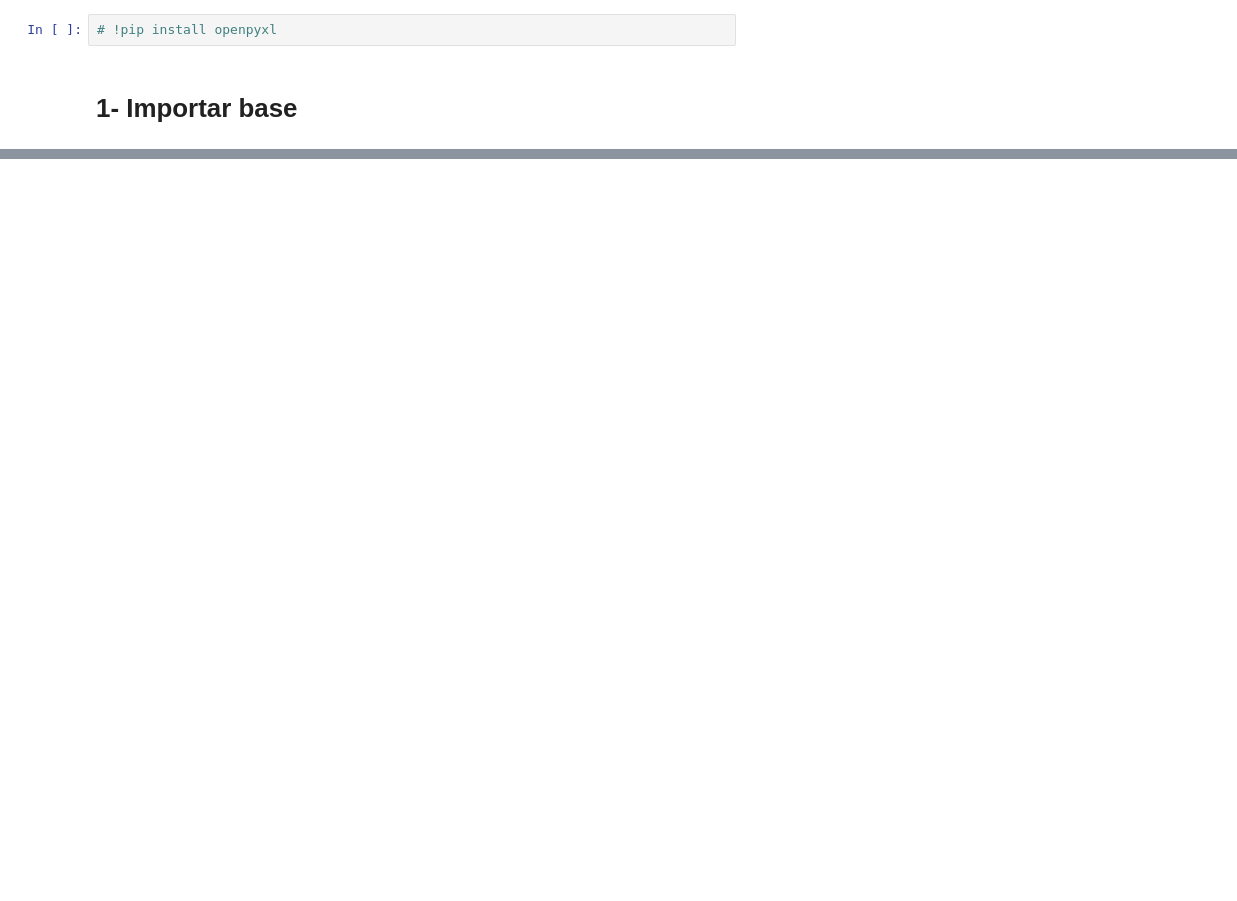
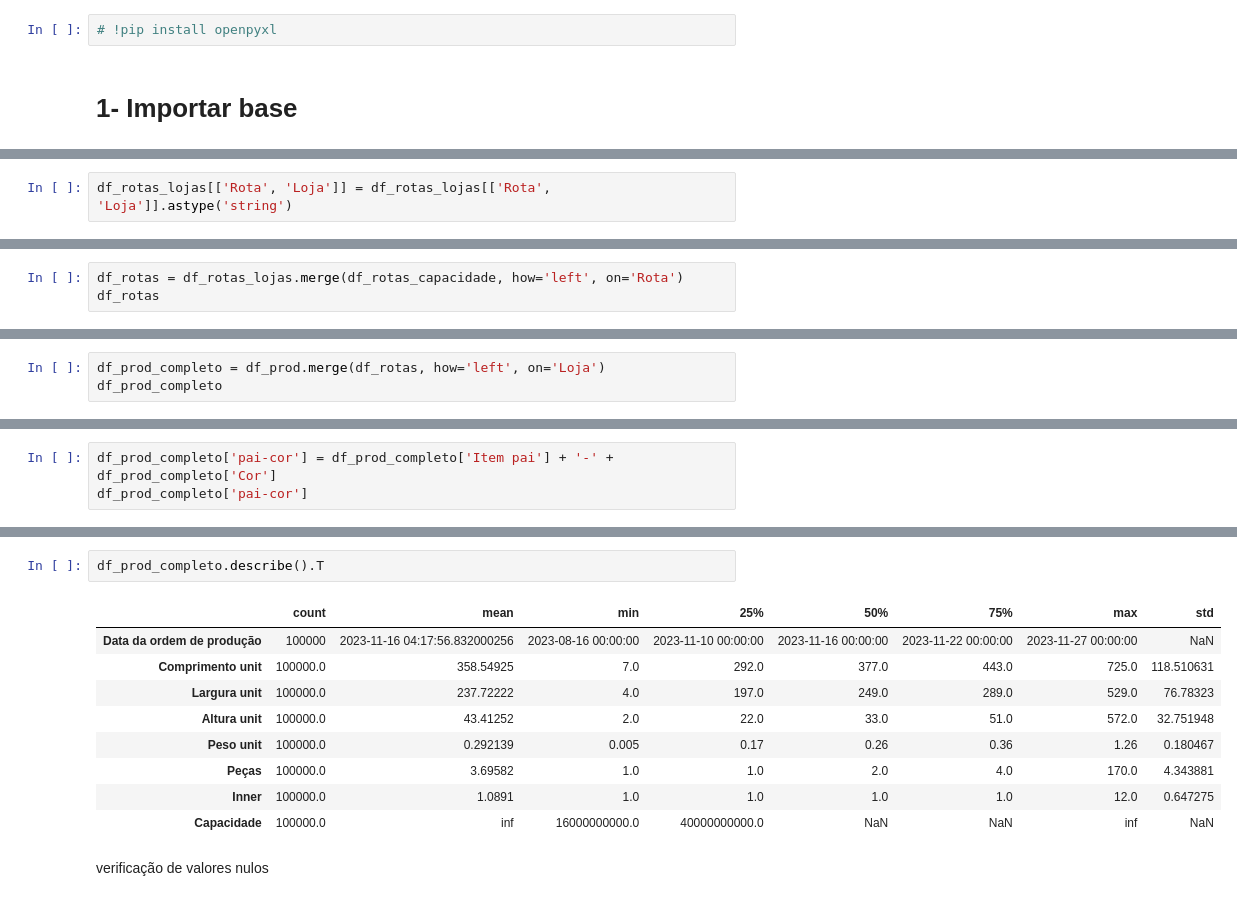
Before and after one commit to CandaPin/Resolucao_Problemas, a Jupyter notebook: 02-Notebook/01-cqavp-EDA.ipynb, the cells around one changed output, grey strips where cells are left out. Drawn from its saved outputs; the diff is of its cells as text; blank space fills up the shorter version.

```diff
--- a/02-Notebook/01-cqavp-EDA.ipynb
+++ b/02-Notebook/01-cqavp-EDA.ipynb
@@ -45 +149,3 @@ df_caixas
+# %%
+df_rotas_lojas[['Rota', 'Loja']] = df_rotas_lojas[['Rota', 'Loja']].astype('string')
 # %%
@@ -55,0 +164,3 @@ df_caixas_tipo
+# %%
+df_rotas = df_rotas_lojas.merge(df_rotas_capacidade, how='left', on='Rota')
+df_rotas
@@ -55,0 +181,3 @@ df_caixas_tipo
+# %%
+df_prod_completo = df_prod.merge(df_rotas, how='left', on='Loja')
+df_prod_completo
@@ -55,0 +202,3 @@ df_caixas_tipo
+# %%
+df_prod_completo['pai-cor'] = df_prod_completo['Item pai'] + '-' + df_prod_completo['Cor']
+df_prod_completo['pai-cor']
@@ -55,0 +264,14 @@ df_caixas_tipo
+# %%
+df_prod_completo.describe().T
+# %% [output]
+|  | count | mean | min | 25% | 50% | 75% | max | std |
+| Data da ordem de produção | 100000 | 2023-11-16 04:17:56.832000256 | 2023-08-16 00:00:00 | 2023-11-10 00:00:00 | 2023-11-16 00:00:00 | 2023-11-22 00:00:00 | 2023-11-27 00:00:00 | NaN |
+| Comprimento unit | 100000.0 | 358.54925 | 7.0 | 292.0 | 377.0 | 443.0 | 725.0 | 118.510631 |
+| Largura unit | 100000.0 | 237.72222 | 4.0 | 197.0 | 249.0 | 289.0 | 529.0 | 76.78323 |
+| Altura unit | 100000.0 | 43.41252 | 2.0 | 22.0 | 33.0 | 51.0 | 572.0 | 32.751948 |
+| Peso unit | 100000.0 | 0.292139 | 0.005 | 0.17 | 0.26 | 0.36 | 1.26 | 0.180467 |
+| Peças | 100000.0 | 3.69582 | 1.0 | 1.0 | 2.0 | 4.0 | 170.0 | 4.343881 |
+| Inner | 100000.0 | 1.0891 | 1.0 | 1.0 | 1.0 | 1.0 | 12.0 | 0.647275 |
+| Capacidade | 100000.0 | inf | 16000000000.0 | 40000000000.0 | NaN | NaN | inf | NaN |
+# %% [markdown]
+verificação de valores nulos
```
Also changed, not shown: parts of 44 cells of this notebook, 2 other files.
